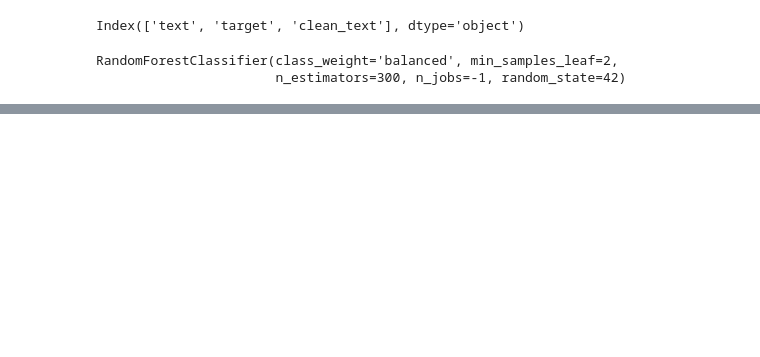
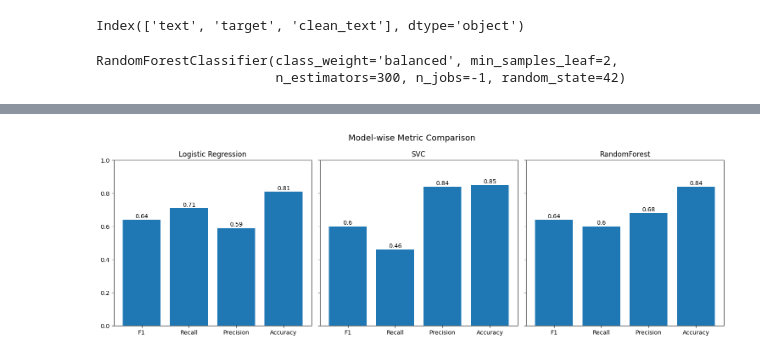
Before and after one commit to nayakayogesh/Twitter-Text-Classification, a Jupyter notebook: textClassification.ipynb, the cells around one changed output, grey strips where cells are left out. Saved outputs shown, nothing was run; the diff lists cells and outputs as text; code cells hidden in the pictures; blank space fills up the shorter version.

Commit message:
Add files via upload
Added plots.

```diff
--- a/textClassification.ipynb
+++ b/textClassification.ipynb
@@ -58,35 +73,27 @@ stop_words = set(stopwords.words("english"))
 negations = {"no", "not", "nor", "never"}
 stop_words = stop_words - negations
 # %%
-lemmatizer = WordNetLemmatizer()
+stemmer = PorterStemmer()
 # %%
 def clean_text(text: str) -> str:
-    # lowercase
     text = text.lower()
 
-    # convert emojis to text
-    # 😂 -> face_with_tears_of_joy
     text = emoji.demojize(text, delimiters=(" ", " "))
 
-    # replace urls, users, numbers
     text = re.sub(r"http\S+|www\S+", " URL ", text)
     text = re.sub(r"@\w+", " USER ", text)
     text = re.sub(r"\d+", " NUM ", text)
 
-    # normalize repeated punctuation
     text = re.sub(r"!{2,}", " EXCLAMATION ", text)
     text = re.sub(r"\?{2,}", " QUESTION ", text)
 
-    # remove punctuation (underscores are kept for emoji words)
     punctuation = string.punctuation.replace("_", "")
     text = text.translate(str.maketrans("", "", punctuation))
 
-    # tokenize
     tokens = text.split()
 
-    # remove stopwords + lemmatize
     tokens = [
-        lemmatizer.lemmatize(token)
+        stemmer.stem(token)
         for token in tokens
         if token not in stop_words
     ]
@@ -143,6 +140,6 @@ x_val_vec = vectorizer.transform(x_val)
 # %%
 logReg = LogisticRegression(max_iter=1000, class_weight="balanced")
-svc = svc = LinearSVC(class_weight="balanced")
+svc = SVC(kernel="linear", probability=True)
 rfc = RandomForestClassifier(n_estimators=300, min_samples_leaf=2, class_weight="balanced", n_jobs=-1, random_state=42)
 # %%
 logReg.fit(x_train_vec, y_train)
@@ -179,0 +177,28 @@ weighted avg       0.83      0.83      0.83      4000
+# %%
+metrics = ["F1", "Recall", "Precision", "Accuracy"]
+f1_scores = [round(f1_score(y_true=y_test, y_pred=logReg_pred), 2), round(f1_score(y_true=y_test, y_pred=svc_pred), 2), round(f1_score(y_true=y_test, y_pred=rfc_pred), 2)]
+recall_scores = [round(recall_score(y_true=y_test, y_pred=logReg_pred), 2), round(recall_score(y_true=y_test, y_pred=svc_pred), 2), round(recall_score(y_true=y_test, y_pred=rfc_pred), 2)]
+precision_scores = [round(precision_score(y_true=y_test, y_pred=logReg_pred), 2), round(precision_score(y_true=y_test, y_pred=svc_pred), 2), round(precision_score(y_true=y_test, y_pred=rfc_pred), 2)]
+accuracy_scores = [round(accuracy_score(y_true=y_test, y_pred=logReg_pred), 2), round(accuracy_score(y_true=y_test, y_pred=svc_pred), 2), round(accuracy_score(y_true=y_test, y_pred=rfc_pred), 2)]
+
+scores = {
+    "Logistic Regression": [f1_scores[0], recall_scores[0], precision_scores[0], accuracy_scores[0]],
+    "SVC": [f1_scores[1], recall_scores[1], precision_scores[1], accuracy_scores[1]],
+    "RandomForest": [f1_scores[2], recall_scores[2], precision_scores[2], accuracy_scores[2]]
+}
+# %%
+fig, axs = plt.subplots(1, 3, figsize=(15, 5), sharey=True)
+
+for ax, (model, vals) in zip(axs, scores.items()):
+    ax.bar(metrics, vals)
+    ax.set_title(model)
+    ax.set_ylim(0, 1)
+
+    for i, v in enumerate(vals):
+        ax.text(i, v + 0.01, round(v, 2), ha="center")
+
+fig.suptitle("Model-wise Metric Comparison", fontsize=14)
+plt.tight_layout()
+plt.show()
+# %% [output]
+[figure, added]
```
Also changed, not shown: parts of 17 cells of this notebook.
